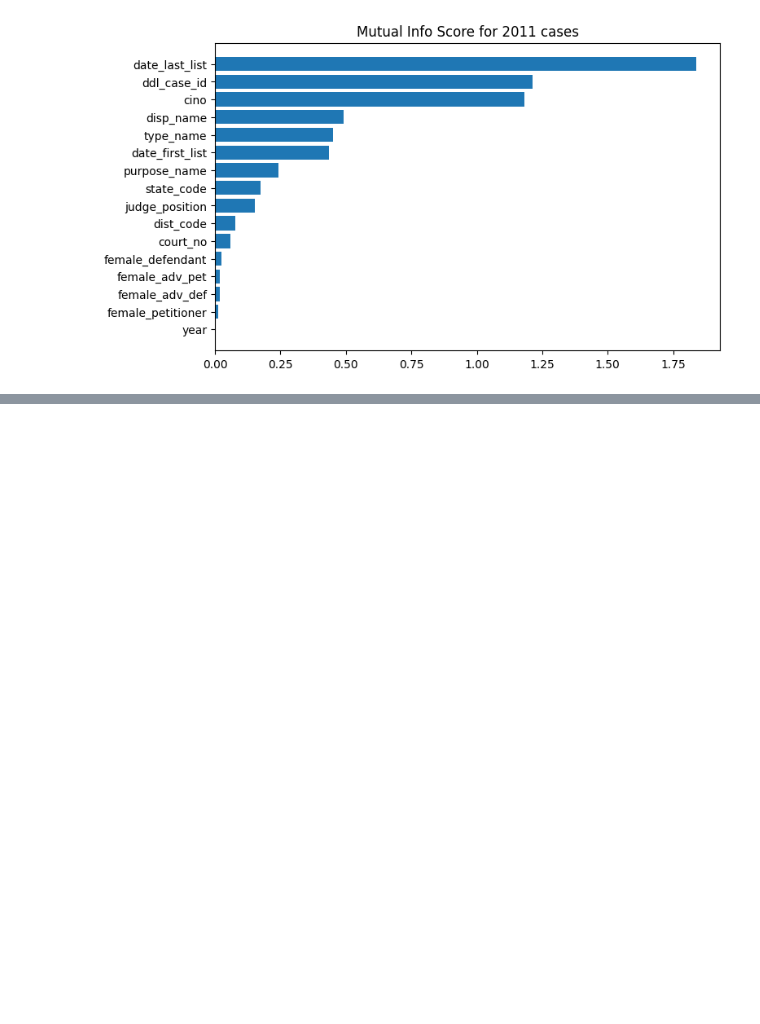
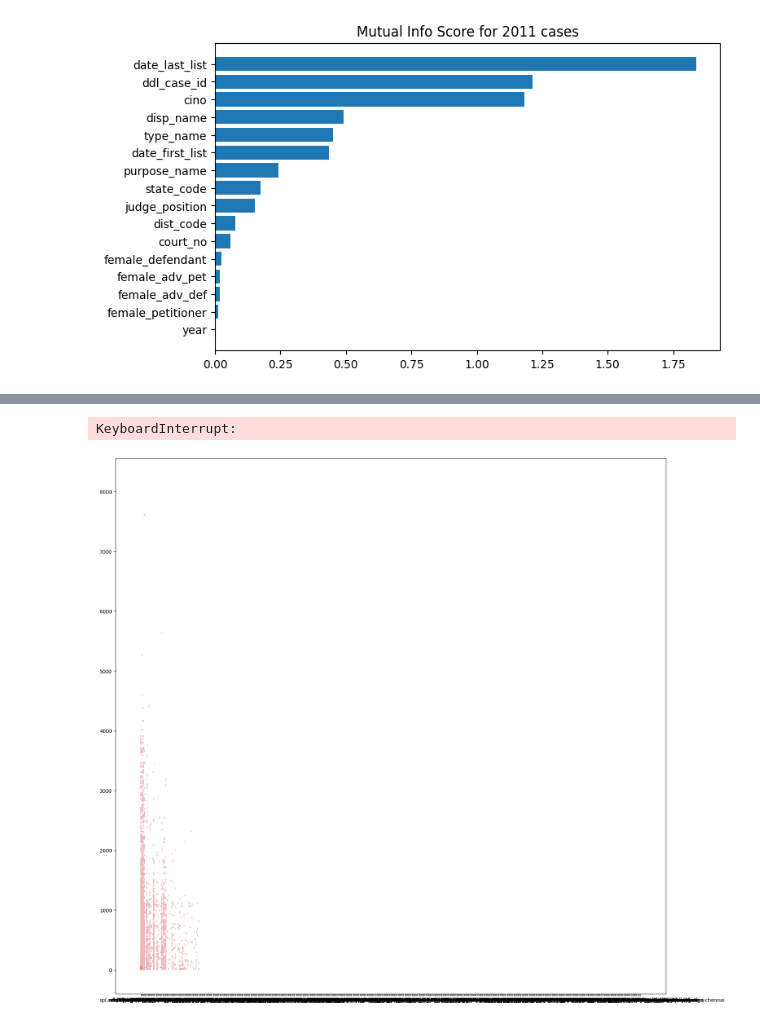
Before and after one commit to sarthak395/Data-Analysis-Project, a Jupyter notebook: precog-project.ipynb, the cells around one changed output, grey strips where cells are left out. Cells and saved outputs as stored; diff of their text form; code cells hidden in the pictures; blank space fills up the shorter version.

```diff
--- a/precog-project.ipynb
+++ b/precog-project.ipynb
@@ -186,9 +200,12 @@ sns.histplot(judges_data,x='female_judge',hue='state_code')
 # %%
 # compare judges tenure with their position
 plt.figure(dpi=100,figsize = (20,20))
 # plt.xticks(rotation=45)
 # plt.rc('xtick', labelsize=7)
-sns.histplot(judges_data,hue='judge_position',y='tenure',x='state_code',)
+sns.histplot(judges_data,x='judge_position',y='tenure',hue='state_code')
+# %% [output]
+KeyboardInterrupt:
+[figure, added]
 # %%
 # T-1 states (pink) => Chandigarh , Telangana , Goa , Delhi
 # T-2 states (brown) => Assam , Bihar , Himachal , Jharkhand
```
Also changed, not shown: parts of 15 cells of this notebook.
